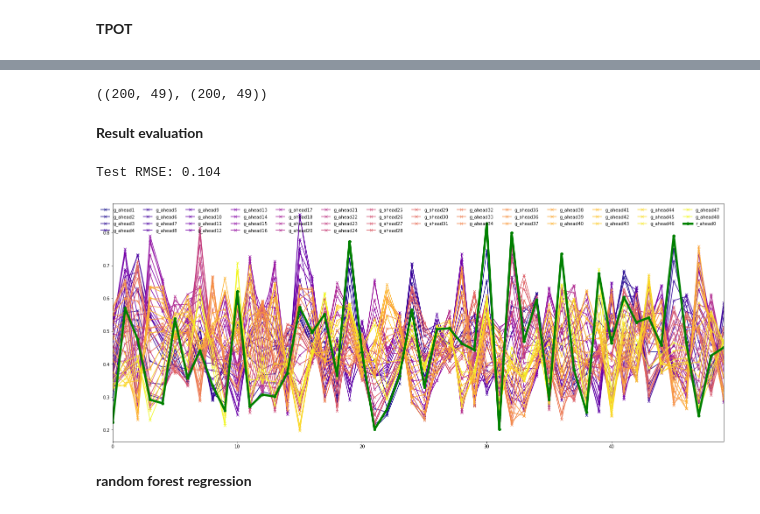
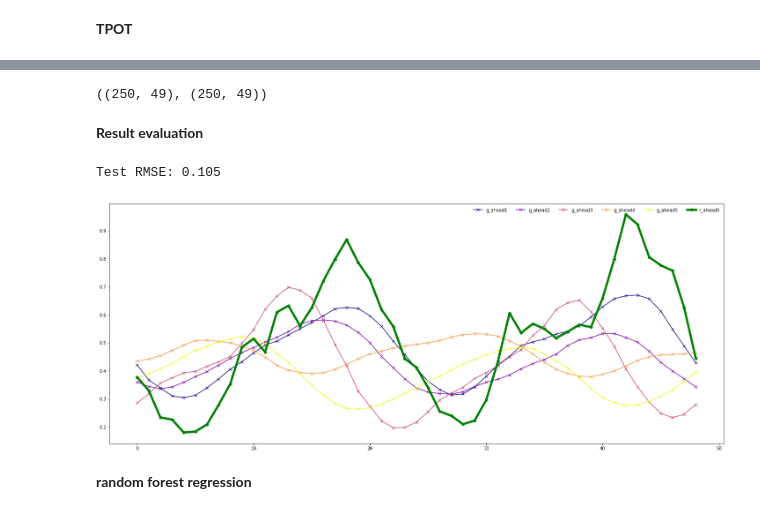
Before and after one commit to charlesfu4/MT, a Jupyter notebook: hourly_forecast.ipynb, the cells around one changed output, grey strips where cells are left out. Saved outputs shown, nothing was run; the diff lists cells and outputs as text; code cells hidden in the pictures.

```diff
--- a/hourly_forecast.ipynb
+++ b/hourly_forecast.ipynb
@@ -179,8 +186,8 @@ lag = lag_ahead_series(weather_energy.iloc[:,1:9], 48, 0, 8)
 ahead = lag_ahead_series(weather_energy.iloc[:,10],0,49,True)
 # %%
 amatrix = ahead.values
-#lmatrix = lag.values
-weather_feature = weather_energy.iloc[:19803,1:].values
-amatrix.shape, weather_feature.shape
+lmatrix = lag.values
+#weather_feature = weather_energy.iloc[:19803,1:].values
+amatrix.shape, lmatrix.shape
 #print(lmatrix.shape)
 # %% [output]
@@ -198,6 +208,6 @@ X.shape, y.shape
 # %%
 ##for TPOT
-X = weather_feature[:2000, :]
-y = amatrix[:2000, :]
+X = lmatrix[:500,:]
+y = amatrix[:500,:]
 X.shape, y.shape
 # %% [output]
@@ -243,27 +341,19 @@ import numpy as np
 import pandas as pd
 from sklearn.ensemble import RandomForestRegressor
 from sklearn.model_selection import train_test_split
-from sklearn.pipeline import make_pipeline
-from tpot.builtins import OneHotEncoder
-from tpot.export_utils import set_param_recursive
 
-# NOTE: Make sure that the outcome column is labeled 'target' in the data file
-train_X, test_X, train_y, test_y = train_test_split(X, y, random_state=12345, train_size = 0.9, test_size = 0.10)
+# NOTE: Make sure that the class is labeled 'target' in the data file
+train_X, test_X, train_y, test_y = train_test_split(X, y, random_state=12345)
 
-# Average CV score on the training set was: -0.010753070190095306
-exported_pipeline = make_pipeline(
-    OneHotEncoder(minimum_fraction=0.2, sparse=False, threshold=10),
-    RandomForestRegressor(bootstrap=False, max_features=0.55, min_samples_leaf=1, min_samples_split=2, n_estimators=100)
-)
-# Fix random state for all the steps in exported pipeline
-set_param_recursive(exported_pipeline.steps, 'random_state', 12345)
+# Average CV score on the training set was:-0.02523604496268217
+exported_pipeline = RandomForestRegressor(bootstrap=False, max_features=0.2, min_samples_leaf=2, min_samples_split=7, n_estimators=100)
 
 exported_pipeline.fit(train_X, train_y)
 results = exported_pipeline.predict(test_X)
 # %%
 results.shape, test_y.shape
 # %% [output]
-((200, 49), (200, 49))
+((250, 49), (250, 49))
 # %% [markdown]
 **Result evaluation**
 # %%
@@ -271,41 +361,41 @@ import math
 rmse = math.sqrt(mean_squared_error(test_y, results))
 print('Test RMSE: %.3f' % rmse)
 # %% [output]
-Test RMSE: 0.104
+Test RMSE: 0.105
 # %%
-real = np.transpose(test_y)
-guess = np.transpose(results)
+real = test_y
+guess = results
 
 real.shape, guess.shape
 
-real = real[:1,:50]
-guess = guess[1:,:50]
+real = real[:1,:49]
+guess = guess[:5,:49]
 # %%
 from matplotlib import cm
 import matplotlib.pyplot as plt
 rpdf = pd.DataFrame()
 gpdf = pd.DataFrame()
 
 i = 0
 for row in real:
     rpdf.insert(i, "r_ahead{}".format(i), row, True)
     i += 1
 
 i = 0
 for row in guess:
     gpdf.insert(i, "g_ahead{}".format(i+1), row, True)
     i += 1
 #plot
 ax = plt.gca()
 gpdf.plot(figsize=(25,10), colormap = 'plasma',style='-x',legend = True, ax = ax)
-rpdf["r_ahead0"].plot(figsize=(25,10), color = 'g',style ='-o',legend = True, ax = ax, lw =5)
-ax.legend(frameon=False, loc='upper right', ncol=14)
+rpdf.plot(figsize=(25,10), color = 'g',style ='-o',legend = True, ax = ax, lw =5)
+ax.legend(frameon=False, loc='upper right', ncol=6)
 #for key in gpdf:
 #    gpdf['{}'.format(key)].plot(colormap = 'Greens',style='-',legend = True)
 
 plt.show()
 # %% [output]
-[figure, old version]
+[figure, new version]
 # %% [markdown]
 
 
```
Also changed, not shown: parts of 25 cells of this notebook, 1 other file.
